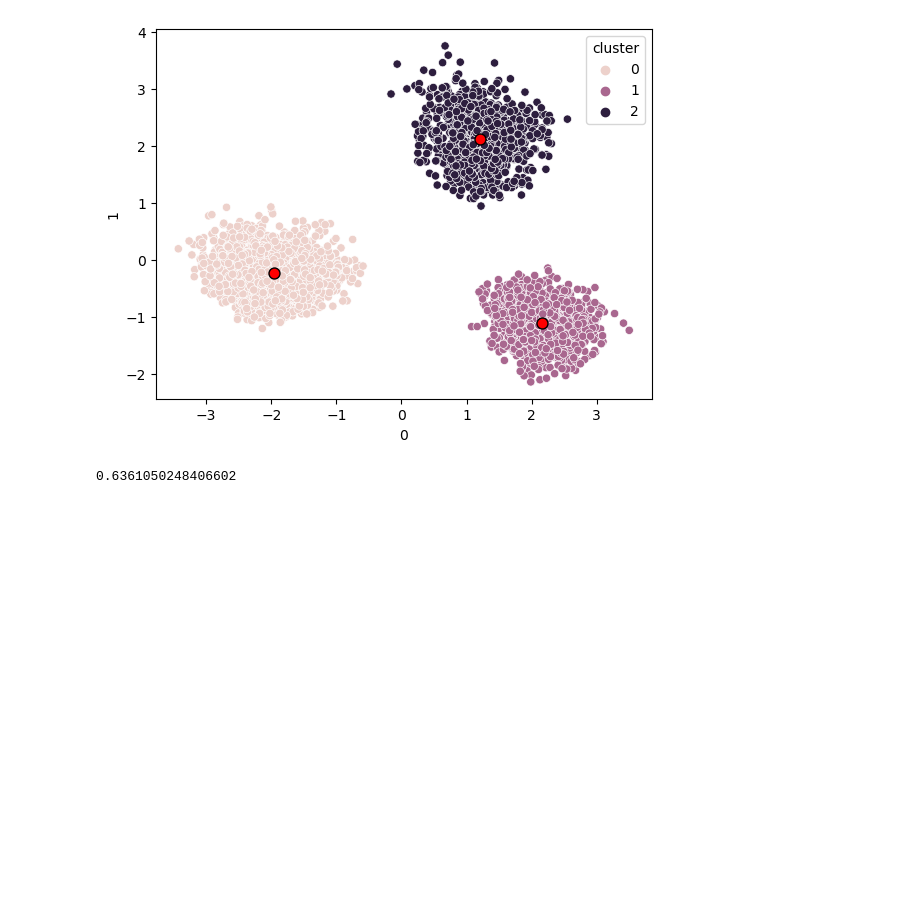
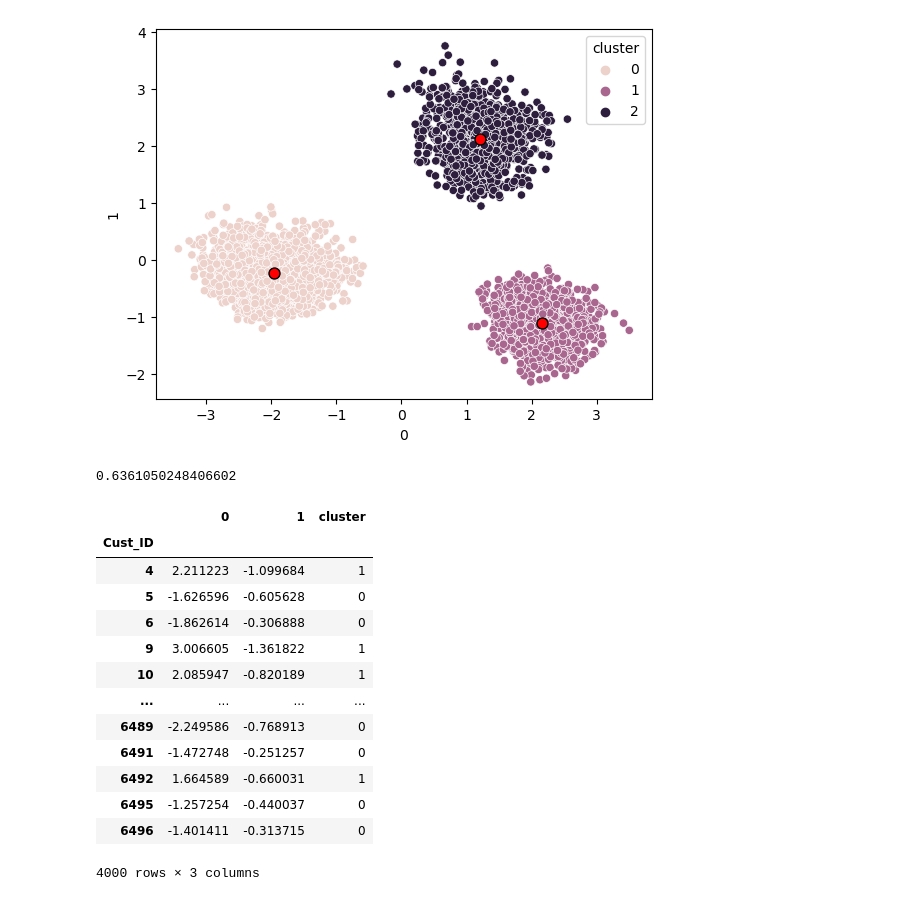
Before and after one commit to MCanGit/MLDS_NOVAIMS, a Jupyter notebook: digital_ss.ipynb, the cells around one changed output. Cells and saved outputs as stored; diff of their text form; code cells hidden in the pictures; blank space fills up the shorter version.

```diff
--- a/digital_ss.ipynb
+++ b/digital_ss.ipynb
@@ -138,3 +138,20 @@ sil_score =  silhouette_score(df_scaled, km.labels_)
 sil_score
 # %% [output]
 0.6361050248406602
+# %%
+df_clustered
+# %% [output]
+|  | 0 | 1 | cluster |
+| Cust_ID |  |  |  |
+| 4 | 2.211223 | -1.099684 | 1 |
+| 5 | -1.626596 | -0.605628 | 0 |
+| 6 | -1.862614 | -0.306888 | 0 |
+| 9 | 3.006605 | -1.361822 | 1 |
+| 10 | 2.085947 | -0.820189 | 1 |
+| ... | ... | ... | ... |
+| 6489 | -2.249586 | -0.768913 | 0 |
+| 6491 | -1.472748 | -0.251257 | 0 |
+| 6492 | 1.664589 | -0.660031 | 1 |
+| 6495 | -1.257254 | -0.440037 | 0 |
+| 6496 | -1.401411 | -0.313715 | 0 |
+4000 rows × 3 columns
```
Also changed, not shown: parts of 5 cells of this notebook, 1 other file.
